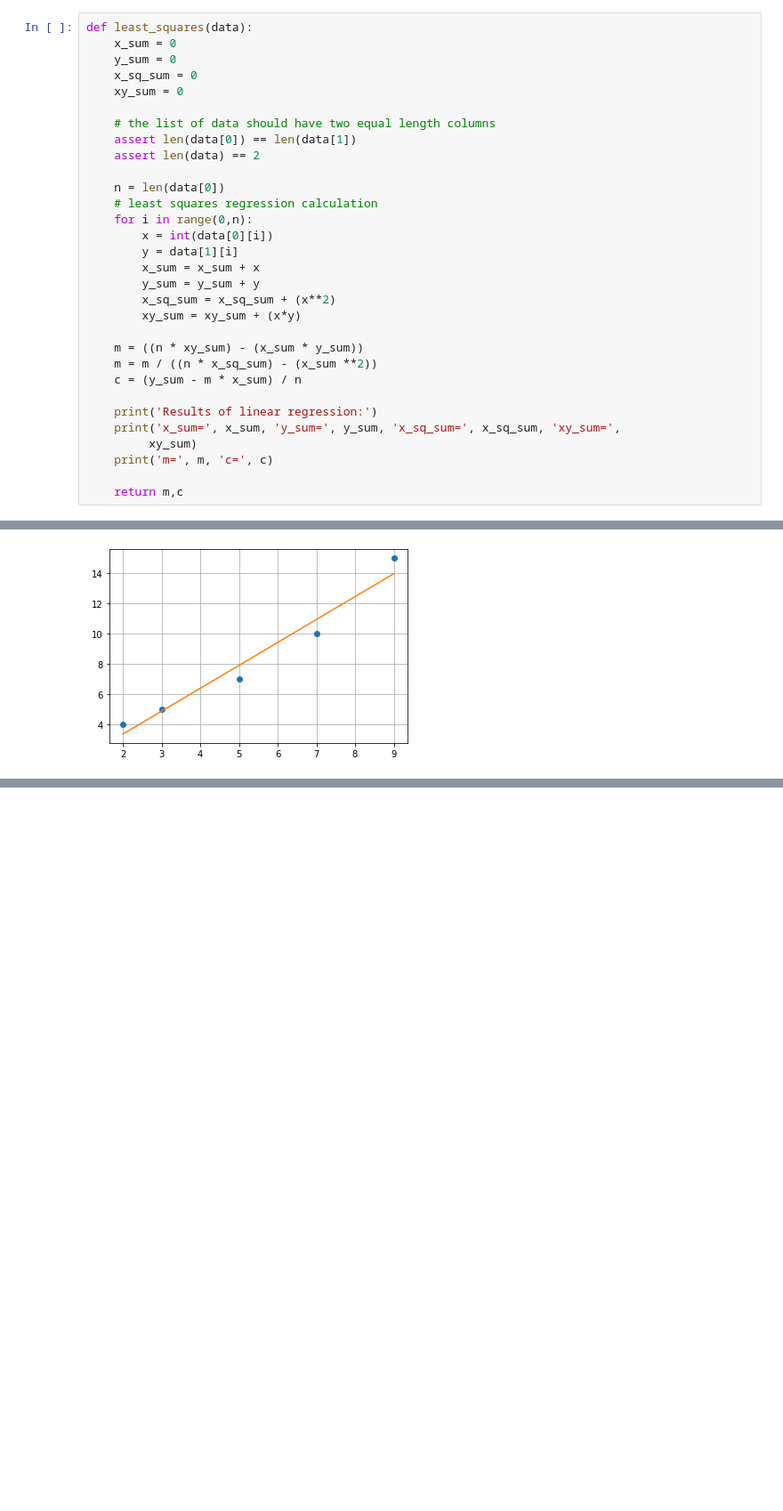
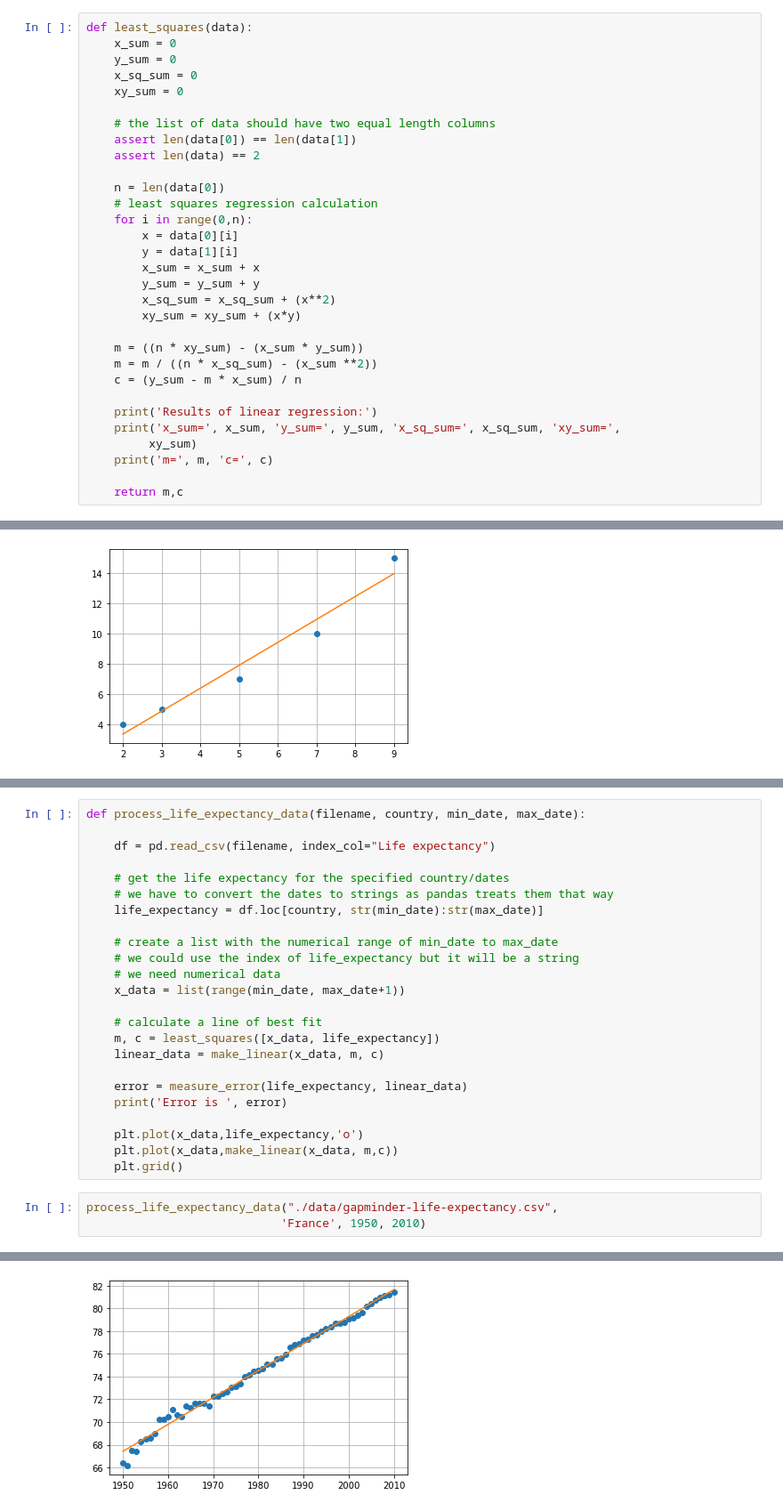
Before and after one commit to joshfuchs/DataScience_projects, a Jupyter notebook: ML scikit learn.ipynb, the cells around one changed output, grey strips where cells are left out. Shown at 89% size. Saved outputs shown, nothing was run; the diff lists cells and outputs as text; blank space fills up the shorter version.

```diff
--- a/ML scikit learn.ipynb
+++ b/ML scikit learn.ipynb
@@ -25,7 +26,7 @@ def least_squares(data):
     n = len(data[0])
     # least squares regression calculation
     for i in range(0,n):
-        x = int(data[0][i])
+        x = data[0][i]
         y = data[1][i]
         x_sum = x_sum + x
         y_sum = y_sum + y
@@ -109,0 +113,28 @@ m= 1.5182926829268293 c= 0.30487804878048763
+# %%
+def process_life_expectancy_data(filename, country, min_date, max_date):
+
+    df = pd.read_csv(filename, index_col="Life expectancy")
+
+    # get the life expectancy for the specified country/dates
+    # we have to convert the dates to strings as pandas treats them that way
+    life_expectancy = df.loc[country, str(min_date):str(max_date)]
+
+    # create a list with the numerical range of min_date to max_date
+    # we could use the index of life_expectancy but it will be a string
+    # we need numerical data
+    x_data = list(range(min_date, max_date+1))
+
+    # calculate a line of best fit
+    m, c = least_squares([x_data, life_expectancy])
+    linear_data = make_linear(x_data, m, c)
+
+    error = measure_error(life_expectancy, linear_data)
+    print('Error is ', error)
+
+    plt.plot(x_data,life_expectancy,'o')
+    plt.plot(x_data,make_linear(x_data, m,c))
+    plt.grid()
+# %%
+process_life_expectancy_data("./data/gapminder-life-expectancy.csv",
+                            'France', 1950, 2010)
+# %% [output]
@@ -109,0 +145 @@ m= 1.5182926829268293 c= 0.30487804878048763
+[figure, added]
```
Also changed, not shown: parts of 9 cells of this notebook.
